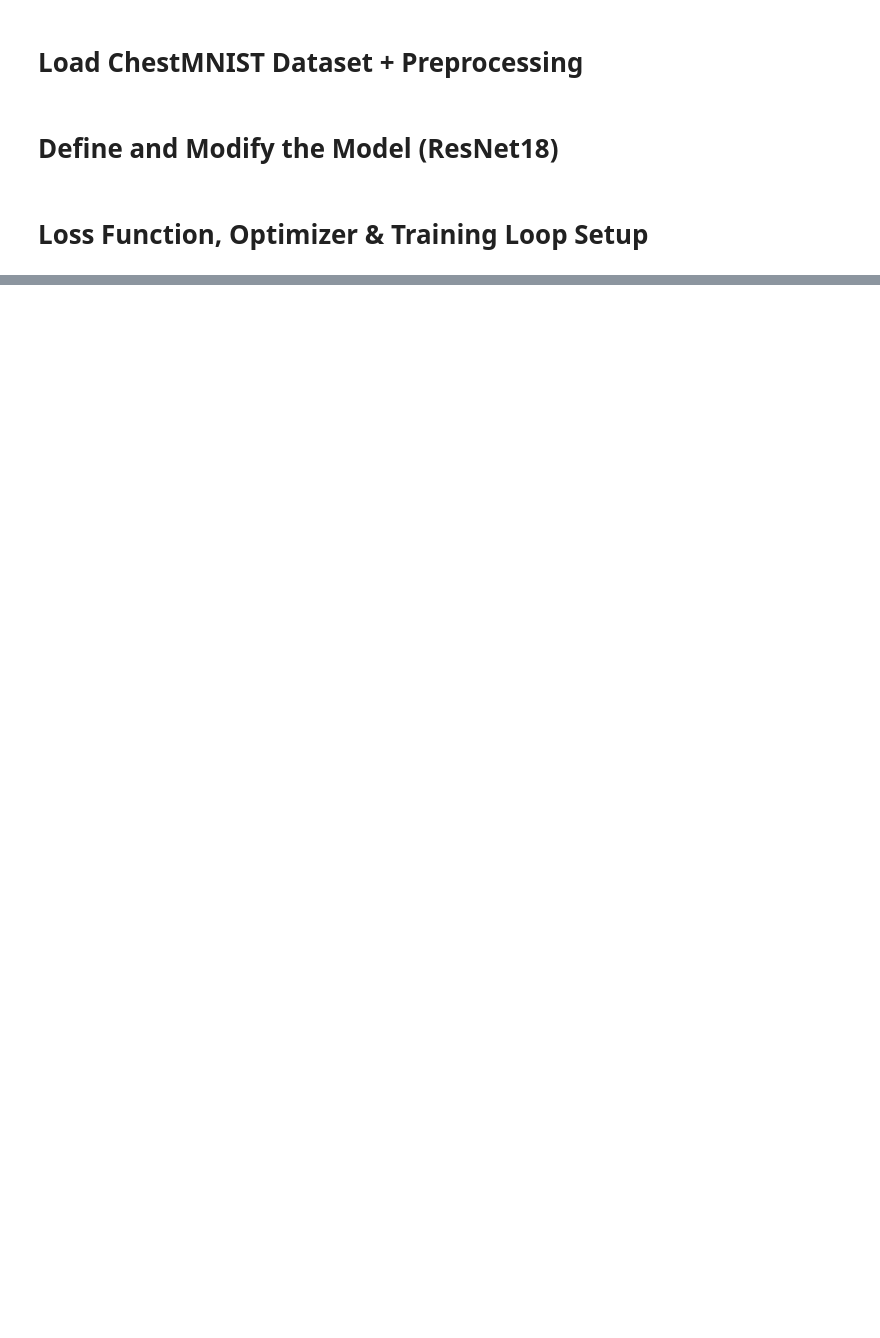
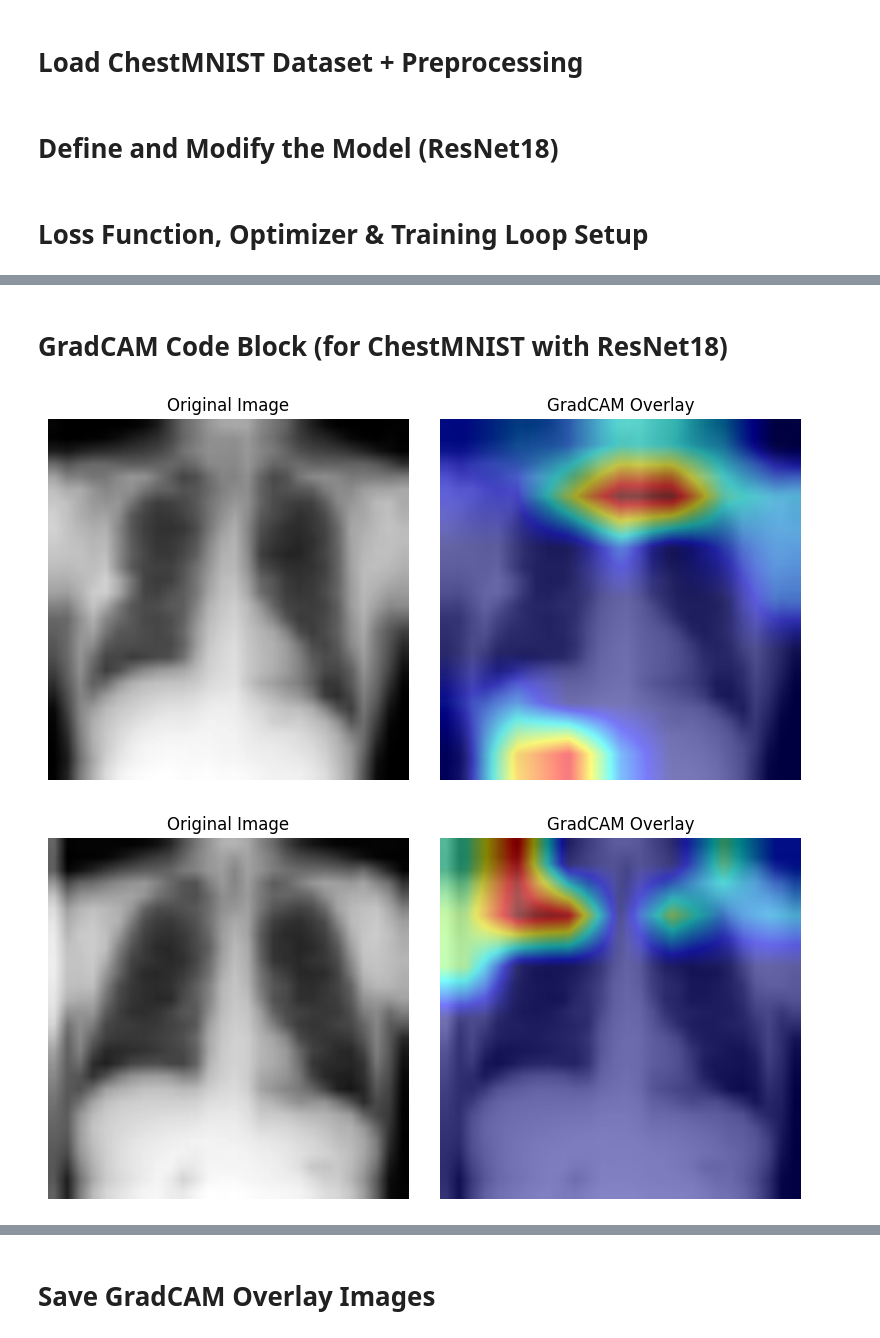
Before and after one commit to Arrryyy/-gradcam-pathmnist, a Jupyter notebook: notebooks/01_train_model.ipynb, the cells around one changed output, grey strips where cells are left out. Drawn from its saved outputs; the diff is of its cells as text; code cells hidden in the pictures; blank space fills up the shorter version.

```diff
--- a/notebooks/01_train_model.ipynb
+++ b/notebooks/01_train_model.ipynb
@@ -85,0 +165,63 @@ KeyboardInterrupt:
+# %% [markdown]
+# GradCAM Code Block (for ChestMNIST with ResNet18)
+# %%
+from pytorch_grad_cam import GradCAM
+from pytorch_grad_cam.utils.model_targets import ClassifierOutputTarget
+from pytorch_grad_cam.utils.image import show_cam_on_image
+
+import matplotlib.pyplot as plt
+import numpy as np
+
+# Move model to device (already done during training, but ensure it)
+model.to(device)
+model.eval()
+
+# Choose the target layer for GradCAM
+target_layer = model.layer4[-1]
+
+# Create the GradCAM object — no use_cuda
+cam = GradCAM(model=model, target_layers=[target_layer])
+
+# Get a batch from the test set
+images, labels = next(iter(test_loader))
+images = images.to(device)
+labels = labels.to(device)
+
+# Visualize a few examples
+for i in range(5):
+    input_tensor = images[i].unsqueeze(0)  # add batch dim
+
+    if input_tensor.shape[1] == 1:
+      input_3ch = input_tensor.expand(-1, 3, -1, -1)
+    else:
+      input_3ch = input_tensor
+
+    # Visualize for class 0 (Atelectasis) – change index if needed
+    targets = [ClassifierOutputTarget(0)]
+
+    # Compute GradCAM
+    grayscale_cam = cam(input_tensor=input_3ch, targets=targets)[0]
+
+    # Normalize input for overlay
+    rgb_image = input_3ch[0].cpu().numpy().transpose(1, 2, 0)
+    rgb_image = (rgb_image - rgb_image.min()) / (rgb_image.max() - rgb_image.min())
+
+    cam_image = show_cam_on_image(rgb_image, grayscale_cam, use_rgb=True)
+
+    # Plot
+    plt.figure(figsize=(8, 4))
+    plt.subplot(1, 2, 1)
+    plt.title("Original Image")
+    plt.imshow(rgb_image[:, :, 0], cmap='gray')
+    plt.axis('off')
+
+    plt.subplot(1, 2, 2)
+    plt.title("GradCAM Overlay")
+    plt.imshow(cam_image)
+    plt.axis('off')
+
+    plt.tight_layout()
+    plt.show()
+# %% [output]
+[figure, added]
+[figure, added]
@@ -85,0 +231,2 @@ KeyboardInterrupt:
+# %% [markdown]
+# Save GradCAM Overlay Images
```
Also changed, not shown: parts of 9 cells of this notebook.
